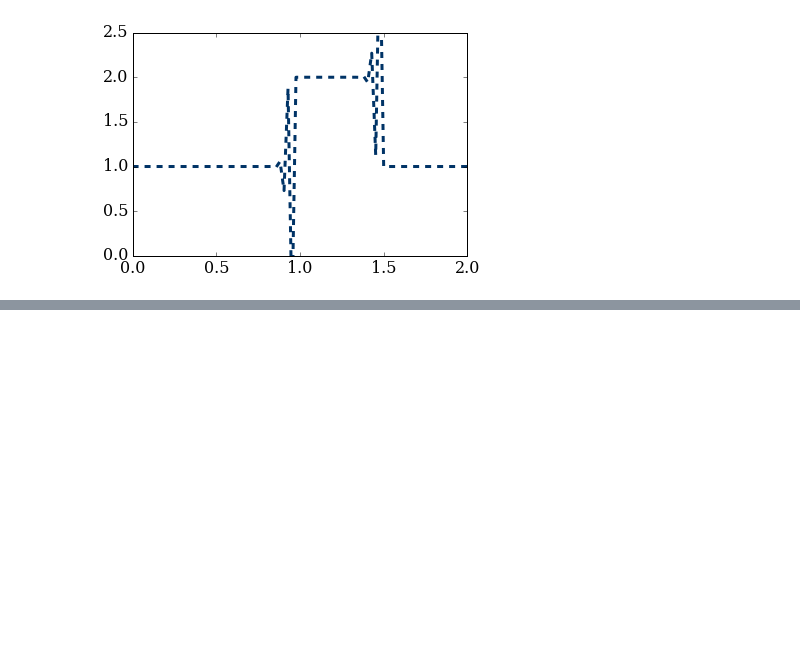
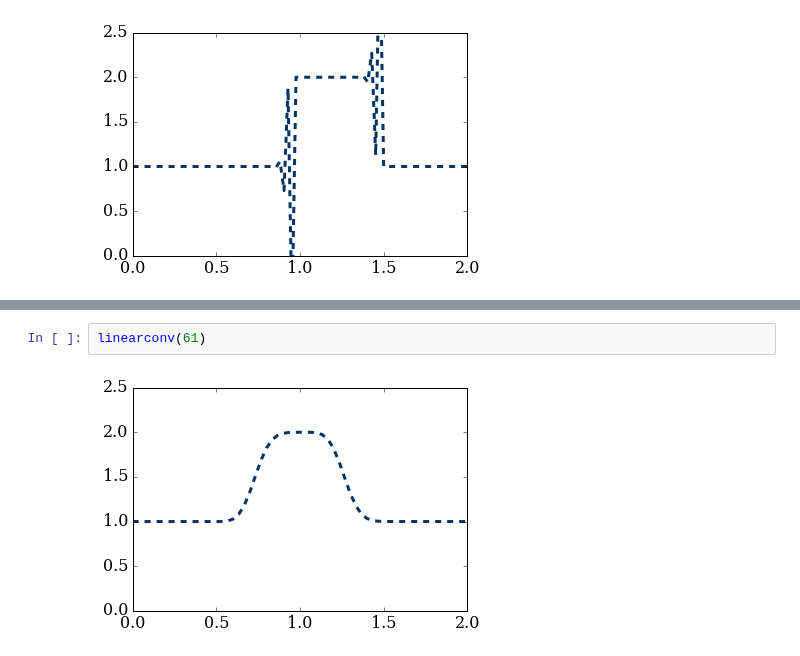
Before and after one commit to yueyang1992/MAE6286, a Jupyter notebook: sep25.ipynb, the cells around one changed output, grey strips where cells are left out. Drawn from its saved outputs; the diff is of its cells as text; blank space fills up the shorter version.

```diff
--- a/sep25.ipynb
+++ b/sep25.ipynb
@@ -67,0 +120,4 @@ linearconv(85)
+# %%
+linearconv(61)
+# %% [output]
+[figure, added]
```
Also changed, not shown: parts of 5 cells of this notebook.
